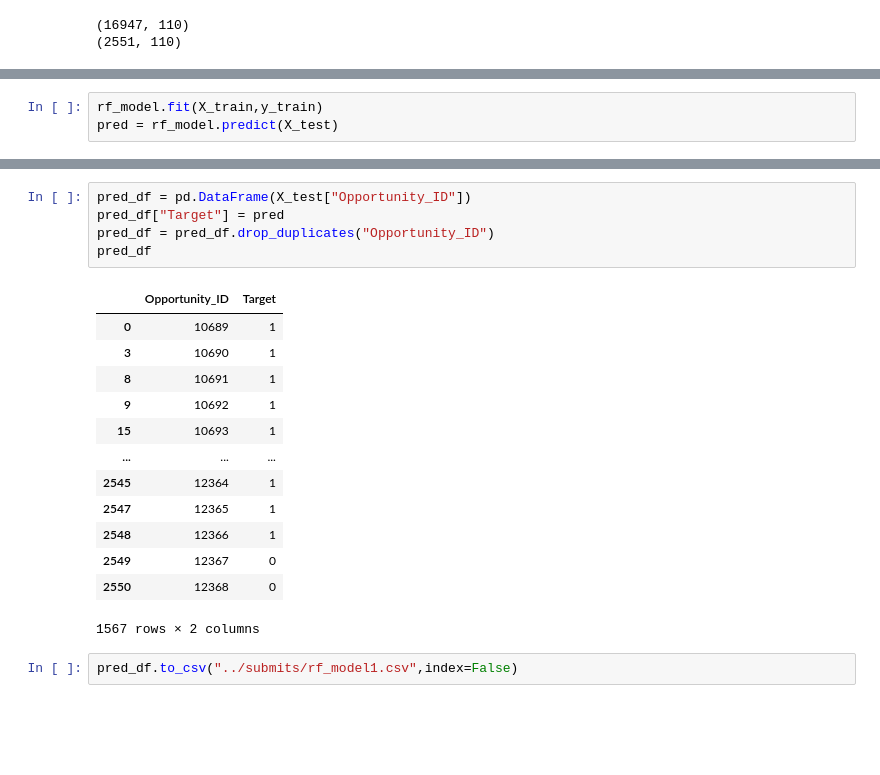
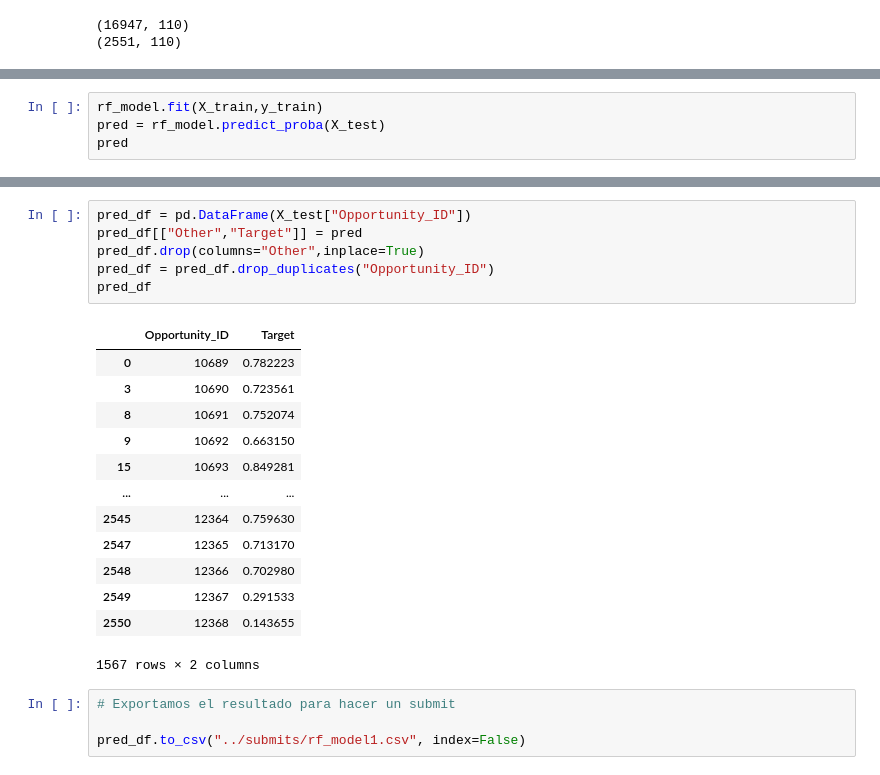
Before and after one commit to fede-alt/datos_2c2020_tp2-1, a Jupyter notebook: models/TP2 - Random Forest.ipynb, the cells around one changed output, grey strips where cells are left out. Saved outputs shown, nothing was run; the diff lists cells and outputs as text; blank space fills up the shorter version.

```diff
--- a/models/TP2 - Random Forest.ipynb
+++ b/models/TP2 - Random Forest.ipynb
@@ -93,3 +98,4 @@ dtype: float64
 # %%
 rf_model.fit(X_train,y_train)
-pred = rf_model.predict(X_test)
+pred = rf_model.predict_proba(X_test)
+pred
@@ -96,21 +110,24 @@ pred = rf_model.predict(X_test)
 # %%
 pred_df = pd.DataFrame(X_test["Opportunity_ID"])
-pred_df["Target"] = pred
+pred_df[["Other","Target"]] = pred
+pred_df.drop(columns="Other",inplace=True)
 pred_df = pred_df.drop_duplicates("Opportunity_ID")
 pred_df
 # %% [output]
 |  | Opportunity_ID | Target |
-| 0 | 10689 | 1 |
-| 3 | 10690 | 1 |
-| 8 | 10691 | 1 |
-| 9 | 10692 | 1 |
-| 15 | 10693 | 1 |
+| 0 | 10689 | 0.782223 |
+| 3 | 10690 | 0.723561 |
+| 8 | 10691 | 0.752074 |
+| 9 | 10692 | 0.663150 |
+| 15 | 10693 | 0.849281 |
 | ... | ... | ... |
-| 2545 | 12364 | 1 |
-| 2547 | 12365 | 1 |
-| 2548 | 12366 | 1 |
-| 2549 | 12367 | 0 |
-| 2550 | 12368 | 0 |
+| 2545 | 12364 | 0.759630 |
+| 2547 | 12365 | 0.713170 |
+| 2548 | 12366 | 0.702980 |
+| 2549 | 12367 | 0.291533 |
+| 2550 | 12368 | 0.143655 |
 1567 rows × 2 columns
 # %%
-pred_df.to_csv("../submits/rf_model1.csv",index=False)
+# Exportamos el resultado para hacer un submit
+
+pred_df.to_csv("../submits/rf_model1.csv", index=False)
```
Also changed, not shown: parts of 11 cells of this notebook, 6 other files.
